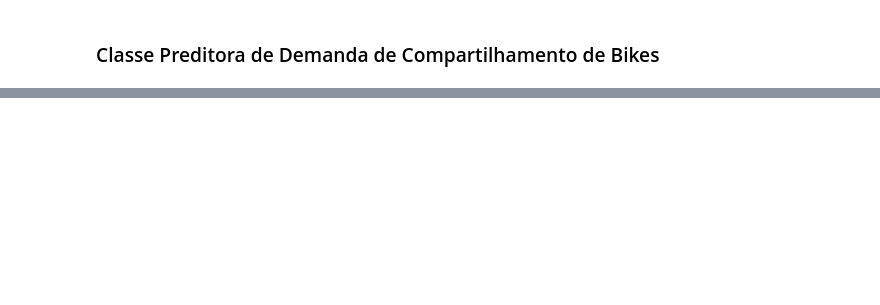
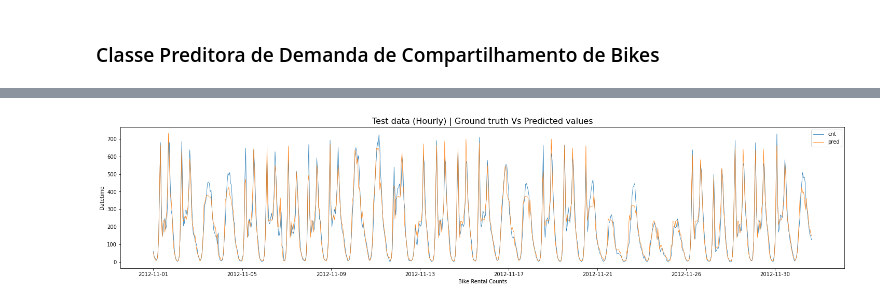
Before and after one commit to montanha22/po233-bike-sharing-demand, a Jupyter notebook: regression.ipynb, the cells around one changed output, grey strips where cells are left out. Drawn from its saved outputs; the diff is of its cells as text; code cells hidden in the pictures; blank space fills up the shorter version.

```diff
--- a/regression.ipynb
+++ b/regression.ipynb
@@ -78,0 +103,10 @@ r2_score(y_test, y_pred)
+# %%
+# Cross validate — time series split
+tscv = TimeSeriesSplit(n_splits=5)
+# %%
+rf = RandomForestRegressor()
+# Random search of parameters, using 5 fold cross validation,
+# search across 100 different combinations, and use all available cores
+rf_random = RandomizedSearchCV(estimator = rf, param_distributions = random_grid, n_iter = 100, cv = tscv, verbose=2, random_state=42, n_jobs = -1)
+# Fit the random search model
+rf_random.fit(X_train, y_train)
@@ -78,0 +145,9 @@ r2_score(y_test, y_pred)
+# %%
+model = RandomForestRegressor(max_depth=7, n_estimators = 746, min_samples_split=5,min_samples_leaf=1, max_features='auto',random_state=42, bootstrap=True)
+model.fit(X_train, y_train)
+
+train_pred = model.predict(X_train)
+train_rmsle = np.sqrt(mean_squared_log_error(y_train, train_pred))
+
+test_pred = model.predict(X_test)
+test_rmsle = np.sqrt(mean_squared_log_error(y_test, test_pred))
@@ -78,0 +170,19 @@ r2_score(y_test, y_pred)
+# %%
+training["pred"] = train_pred
+train_tmp = training.groupby(["dteday"]).agg({"cnt":"sum","pred":"sum"}).reset_index()
+traintmp_rmsle = np.sqrt(mean_squared_log_error(train_tmp["cnt"], train_tmp["pred"]))
+
+testing["pred"] = test_pred
+test_tmp = testing.groupby(["dteday"]).agg({"cnt":"sum","pred":"sum"}).reset_index()
+testtmp_rmsle = np.sqrt(mean_squared_log_error(test_tmp["cnt"], test_tmp["pred"]))
+# %%
+fig, ax = plt.subplots(figsize=(25, 5))
+testing["cnt"].plot(linewidth=0.75, ax=ax)
+testing["pred"].plot(linewidth=0.75, ax=ax)
+ax.set_xlabel("Bike Rental Counts")
+ax.set_ylabel("Datetime")
+ax.set_title("Test data (Hourly) | Ground truth Vs Predicted values", fontsize=16)
+ax.legend(loc='best')
+fig.savefig(f"regression/Test Data (Daily).png")
+# %% [output]
+[figure, added]
```
Also changed, not shown: parts of 31 cells of this notebook, 11 other files.
